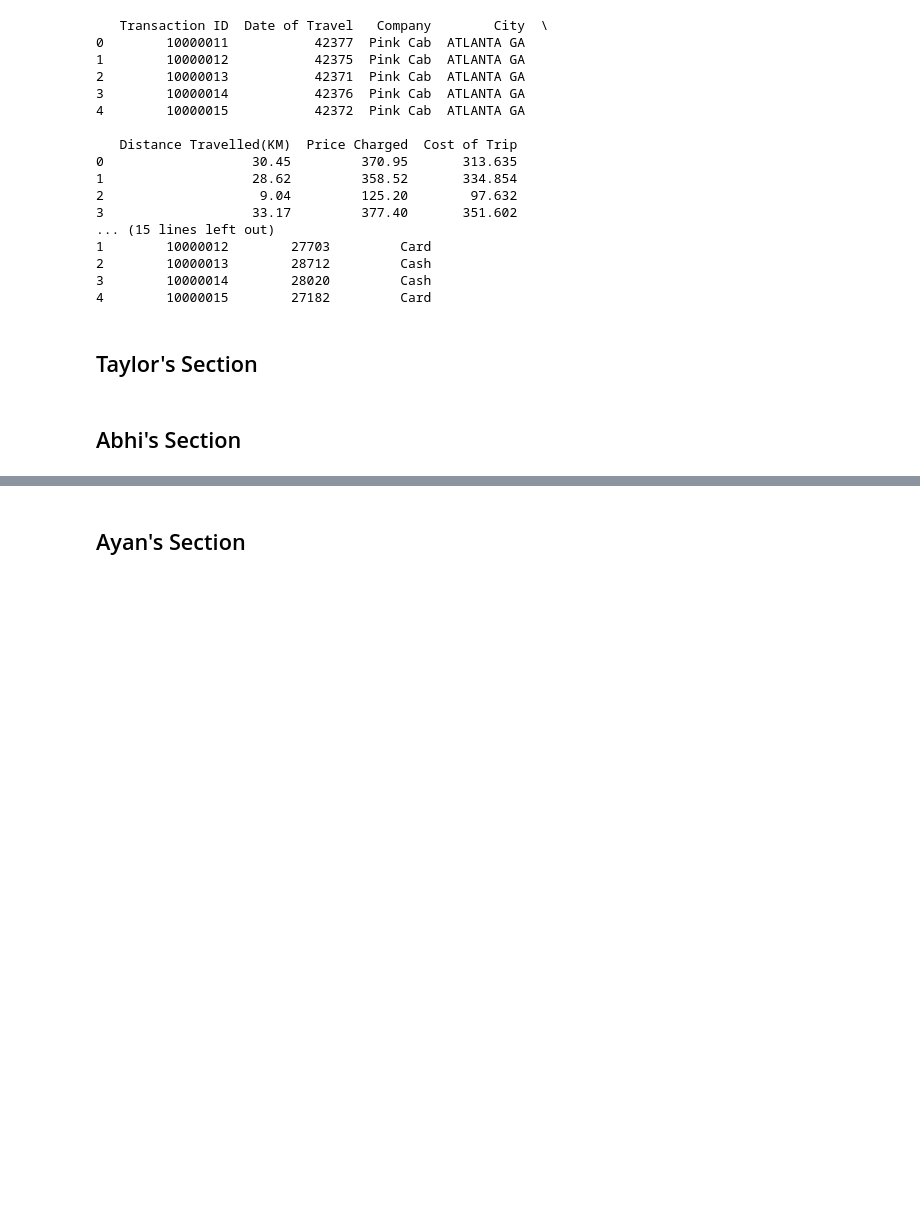
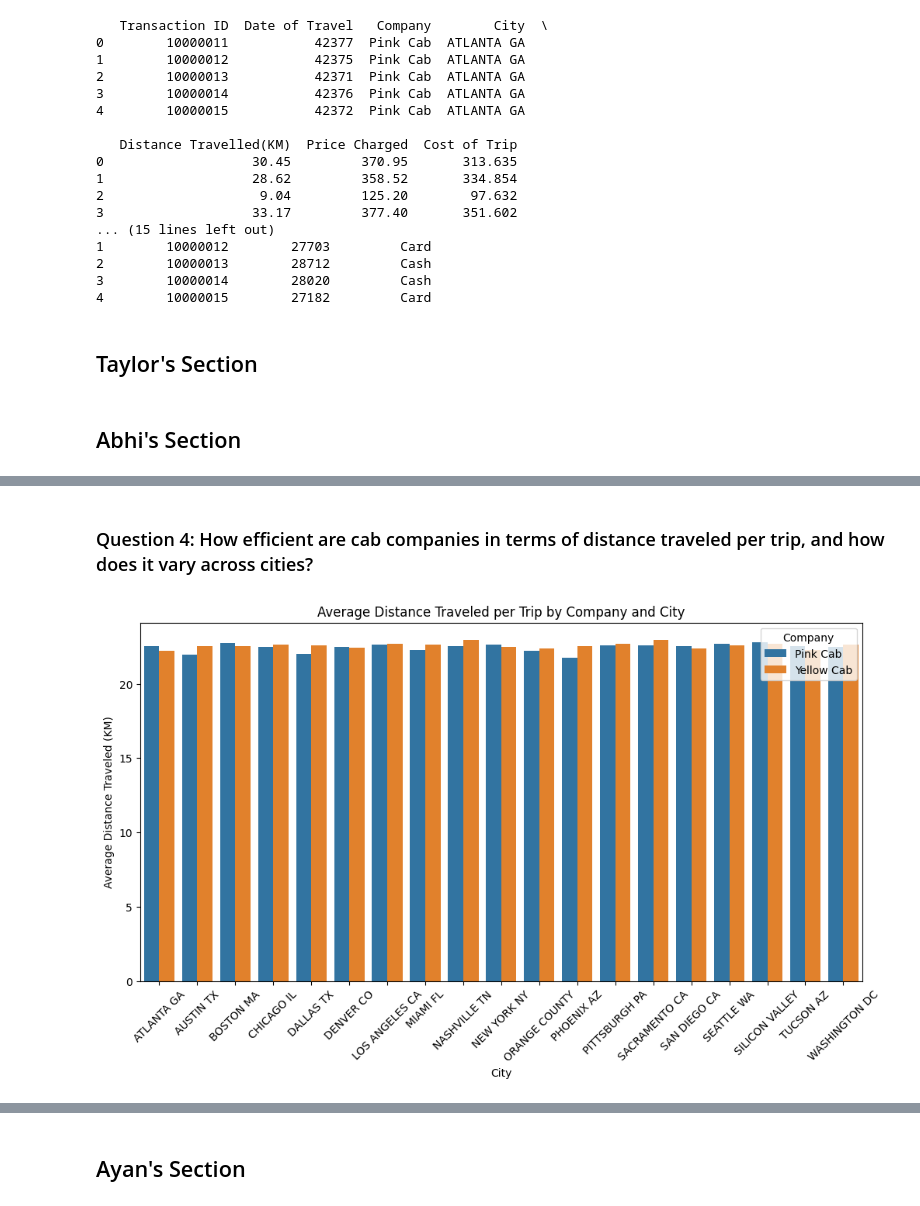
Before and after one commit to Abhig2002/DAT-301---Project-2, a Jupyter notebook: DAT301_Project2.ipynb, the cells around one changed output, grey strips where cells are left out. Drawn from its saved outputs; the diff is of its cells as text; code cells hidden in the pictures; blank space fills up the shorter version.

Commit message:
Update DAT301_Project2.ipynb
finished my questions

```diff
--- a/DAT301_Project2.ipynb
+++ b/DAT301_Project2.ipynb
@@ -44,0 +123,17 @@ print(transaction_data.head())
+# %% [markdown]
+### Question 4: How efficient are cab companies in terms of distance traveled per trip, and how does it vary across cities?
+# %%
+# Calculate average distance traveled per trip
+avg_distance_per_trip = taxi_data.groupby(['Company', 'City'])['Distance Travelled(KM)'].mean().reset_index()
+
+# Visualization
+plt.figure(figsize=(12, 6))
+sns.barplot(x='City', y='Distance Travelled(KM)', hue='Company', data=avg_distance_per_trip)
+plt.title('Average Distance Traveled per Trip by Company and City')
+plt.xlabel('City')
+plt.ylabel('Average Distance Traveled (KM)')
+plt.xticks(rotation=45)
+plt.legend(title='Company')
+plt.show()
+# %% [output]
+[figure, added]
```
Also changed, not shown: parts of 9 cells of this notebook.
